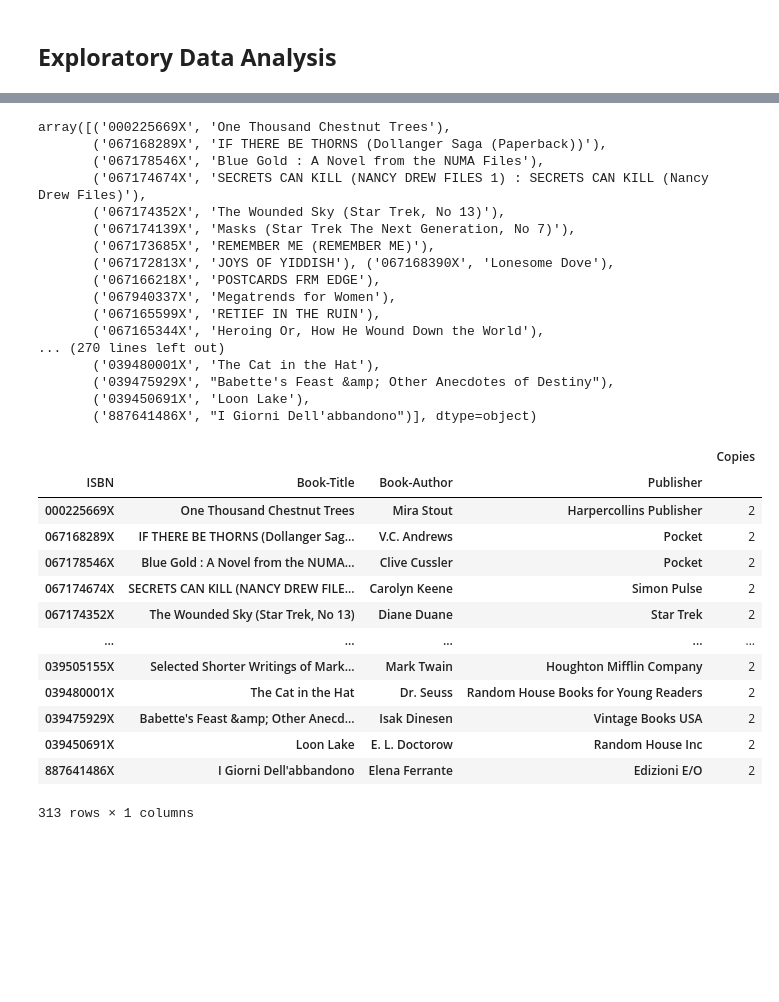
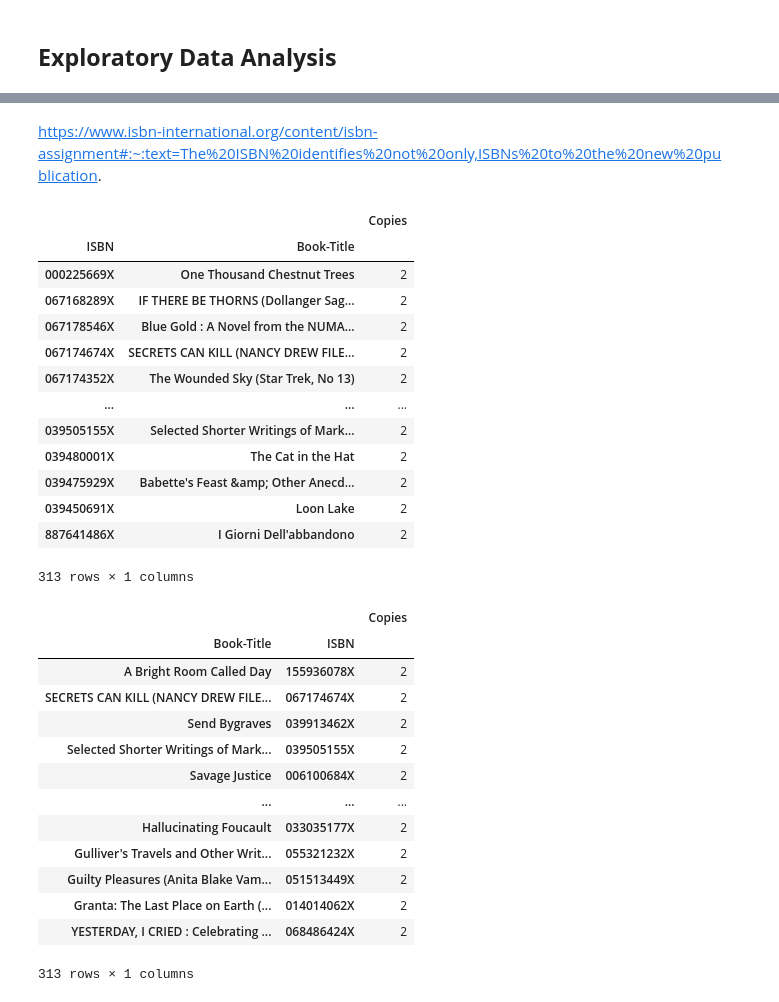
Before and after one commit to RadhikaRM/Bookrecommendersystem, a Jupyter notebook: Book_Recommender_System.ipynb, the cells around one changed output, grey strips where cells are left out. Cells and saved outputs as stored; diff of their text form; code cells hidden in the pictures; blank space fills up the shorter version.

```diff
--- a/Book_Recommender_System.ipynb
+++ b/Book_Recommender_System.ipynb
@@ -650,41 +758,40 @@ books_df.head(5)
+# %% [markdown]
+https://www.isbn-international.org/content/isbn-assignment#:~:text=The%20ISBN%20identifies%20not%20only,ISBNs%20to%20the%20new%20publication.
 # %%
 df1=books_df.groupby(['ISBN','Book-Title'],as_index=[False,False])['ISBN'].count().to_frame(name='Copies')
 dup=df1[df1['Copies']>1].sort_values(by='Copies',ascending=False)
-dup.index.values
+dup
 # %% [output]
+|  |  | Copies |
+| ISBN | Book-Title |  |
+| 000225669X | One Thousand Chestnut Trees | 2 |
+| 067168289X | IF THERE BE THORNS (Dollanger Sag... | 2 |
+| 067178546X | Blue Gold : A Novel from the NUMA... | 2 |
+| 067174674X | SECRETS CAN KILL (NANCY DREW FILE... | 2 |
+| 067174352X | The Wounded Sky (Star Trek, No 13) | 2 |
+| ... | ... | ... |
+| 039505155X | Selected Shorter Writings of Mark... | 2 |
+| 039480001X | The Cat in the Hat | 2 |
+| 039475929X | Babette's Feast &amp; Other Anecd... | 2 |
+| 039450691X | Loon Lake | 2 |
+| 887641486X | I Giorni Dell'abbandono | 2 |
-array([('000225669X', 'One Thousand Chestnut Trees'),
-       ('067168289X', 'IF THERE BE THORNS (Dollanger Saga (Paperback))'),
-       ('067178546X', 'Blue Gold : A Novel from the NUMA Files'),
-       ('067174674X', 'SECRETS CAN KILL (NANCY DREW FILES 1) : SECRETS CAN KILL (Nancy Drew Files)'),
-       ('067174352X', 'The Wounded Sky (Star Trek, No 13)'),
-       ('067174139X', 'Masks (Star Trek The Next Generation, No 7)'),
-       ('067173685X', 'REMEMBER ME (REMEMBER ME)'),
-       ('067172813X', 'JOYS OF YIDDISH'), ('067168390X', 'Lonesome Dove'),
-       ('067166218X', 'POSTCARDS FRM EDGE'),
-       ('067940337X', 'Megatrends for Women'),
-       ('067165599X', 'RETIEF IN THE RUIN'),
-       ('067165344X', 'Heroing Or, How He Wound Down the World'),
-... (270 lines left out)
-       ('039480001X', 'The Cat in the Hat'),
-       ('039475929X', "Babette's Feast &amp; Other Anecdotes of Destiny"),
-       ('039450691X', 'Loon Lake'),
-       ('887641486X', "I Giorni Dell'abbandono")], dtype=object)
+313 rows × 1 columns
 # %%
-df1=books_df.groupby(['ISBN','Book-Title','Book-Author','Publisher'],as_index=[False,False,False])['ISBN'].count().to_frame(name='Copies')
-dup=df1[df1['Copies']>1].sort_values(by='Copies',ascending=False)
+df2=books_df.groupby(['Book-Title','ISBN'],as_index=[False,False])['ISBN'].count().to_frame(name='Copies')
+dup=df2[df2['Copies']>1].sort_values(by='Copies',ascending=False)
 dup
 # %% [output]
-|  |  |  |  | Copies |
-| ISBN | Book-Title | Book-Author | Publisher |  |
-| 000225669X | One Thousand Chestnut Trees | Mira Stout | Harpercollins Publisher | 2 |
-| 067168289X | IF THERE BE THORNS (Dollanger Sag... | V.C. Andrews | Pocket | 2 |
-| 067178546X | Blue Gold : A Novel from the NUMA... | Clive Cussler | Pocket | 2 |
-| 067174674X | SECRETS CAN KILL (NANCY DREW FILE... | Carolyn Keene | Simon Pulse | 2 |
-| 067174352X | The Wounded Sky (Star Trek, No 13) | Diane Duane | Star Trek | 2 |
-| ... | ... | ... | ... | ... |
-| 039505155X | Selected Shorter Writings of Mark... | Mark Twain | Houghton Mifflin Company | 2 |
-| 039480001X | The Cat in the Hat | Dr. Seuss | Random House Books for Young Readers | 2 |
-| 039475929X | Babette's Feast &amp; Other Anecd... | Isak Dinesen | Vintage Books USA | 2 |
-| 039450691X | Loon Lake | E. L. Doctorow | Random House Inc | 2 |
-| 887641486X | I Giorni Dell'abbandono | Elena Ferrante | Edizioni E/O | 2 |
+|  |  | Copies |
+| Book-Title | ISBN |  |
+| A Bright Room Called Day | 155936078X | 2 |
+| SECRETS CAN KILL (NANCY DREW FILE... | 067174674X | 2 |
+| Send Bygraves | 039913462X | 2 |
+| Selected Shorter Writings of Mark... | 039505155X | 2 |
+| Savage Justice | 006100684X | 2 |
+| ... | ... | ... |
+| Hallucinating Foucault | 033035177X | 2 |
+| Gulliver's Travels and Other Writ... | 055321232X | 2 |
+| Guilty Pleasures (Anita Blake Vam... | 051513449X | 2 |
+| Granta: The Last Place on Earth (... | 014014062X | 2 |
+| YESTERDAY, I CRIED : Celebrating ... | 068486424X | 2 |
 313 rows × 1 columns
```
Also changed, not shown: parts of 42 cells of this notebook.
